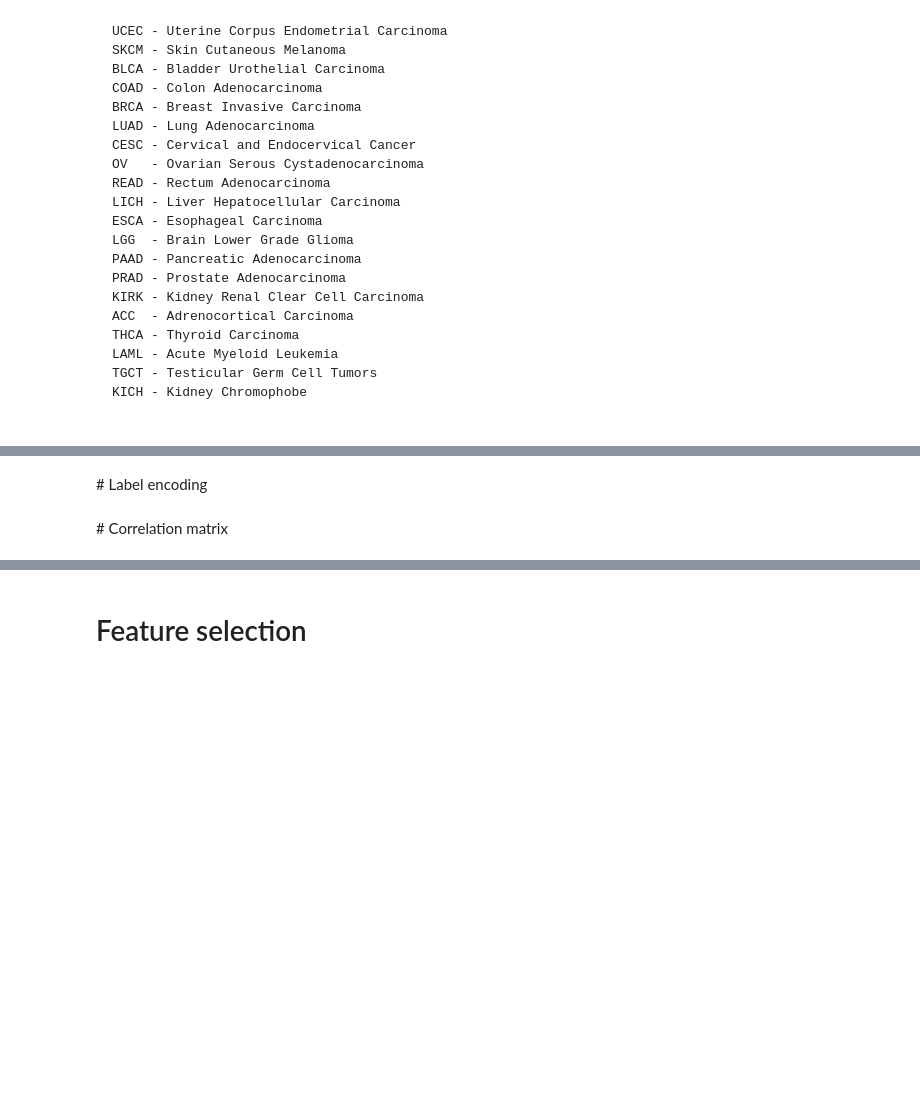
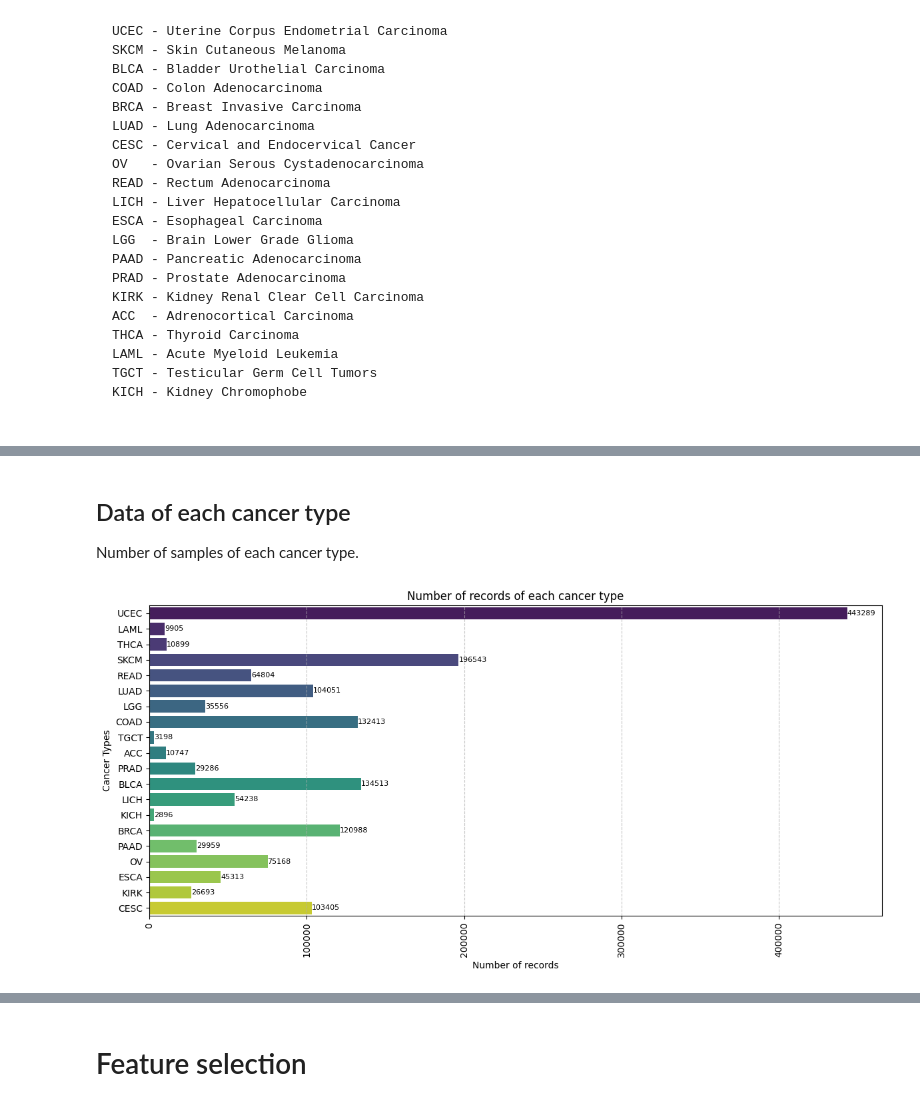
Before and after one commit to shuv50/Azure-Machine-Learning, a Jupyter notebook: Cancer_Prediction.ipynb, the cells around one changed output, grey strips where cells are left out. Cells and saved outputs as stored; diff of their text form; code cells hidden in the pictures; blank space fills up the shorter version.

```diff
--- a/Cancer_Prediction.ipynb
+++ b/Cancer_Prediction.ipynb
@@ -53,3 +44,4 @@ for cancer in cancers_:
 # %%
-#pan_cancer_df.to_csv('/content/pan_cancer_data.csv')
-#pan_cancer_df = pd.read_csv('/content/pan_cancer_data.csv')
+# Import data
+pan_cancer_df = pd.read_csv('/content/drive/MyDrive/Capstone/pan_cancer_data.csv')
+pan_cancer_df.head(2)
@@ -68,2 +116,6 @@ pan_cancer_df.info()
+# %%
+# Typecast numeric columns to int32 for memomry optimization
+numeric_columns = pan_cancer_df.select_dtypes(exclude=[object, float]).columns
+pan_cancer_df[numeric_columns] = pan_cancer_df[numeric_columns].astype('int32')
 # %% [markdown]
 ## Rename columns
@@ -81,6 +128,0 @@ pan_cancer_df['gender'].nunique()
-# %%
-# Get single sample count records only
-pan_cancer_df = pan_cancer_df[pan_cancer_df['samplecount'] == 1]
-
-# Check gender values
-pan_cancer_df['gender'].unique()
@@ -88,0 +132,10 @@ pan_cancer_df['gender'].unique()
+# %%
+# Specify the columns to split
+columns_to_split = ['days_to_death', 'cigarettes_per_day', 'weight', 'alcohol_history', 'alcohol_intensity', 'bmi', 'years_smoked', 'height', 'gender', 'ethnicity', 'tumor_sample_barcode', 'barcode', 'case_id']
+
+# Convert columns to strings and then split values
+pan_cancer_df.loc[:, columns_to_split] = pan_cancer_df[columns_to_split].astype(str).apply(lambda x: x.str.split(','))
+
+# Explode the specified columns and reset the index
+pan_cancer_df = pan_cancer_df.explode(columns_to_split).reset_index(drop=True)
+pan_cancer_df.shape
@@ -287,2 +282,0 @@ plt.show()
-# %% [markdown]
-# Label encoding
@@ -297,2 +283,26 @@ for column in pan_cancer_df.columns:
-# %% [markdown]
-# Correlation matrix
+# %% [markdown]
+## Data of each cancer type
+
+Number of samples of each cancer type.
+# %%
+# Data of each cancer type
+cancer_counts = pan_cancer_df['cancer_type'].value_counts().sample(frac=1, random_state=42)
+
+# Graph of number of records of each cancer types
+plt.figure(figsize=(12, 6))
+ax = sns.barplot(x=cancer_counts.values, y=cancer_counts.index, orient='h', palette='viridis')
+
+# Label the bars with values
+for i, v in enumerate(cancer_counts.values):
+  ax.text(v + 0.2, i, str(v), color='black', va='center', fontsize=8)
+
+# Plot graph
+ax.grid(True, axis='x', linestyle='--', alpha=0.7)
+plt.xlabel('Number of records')
+plt.ylabel('Cancer Types')
+plt.title('Number of records of each cancer type')
+plt.xticks(rotation=90)
+plt.tight_layout()
+plt.show()
+# %% [output]
+[figure, added]
```
Also changed, not shown: parts of 118 cells of this notebook.
